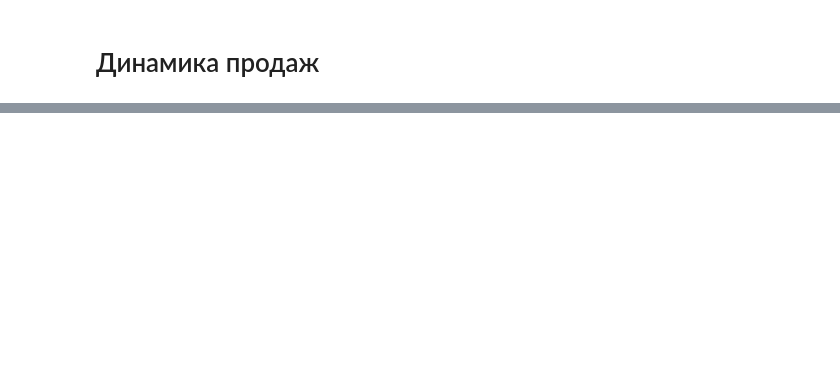
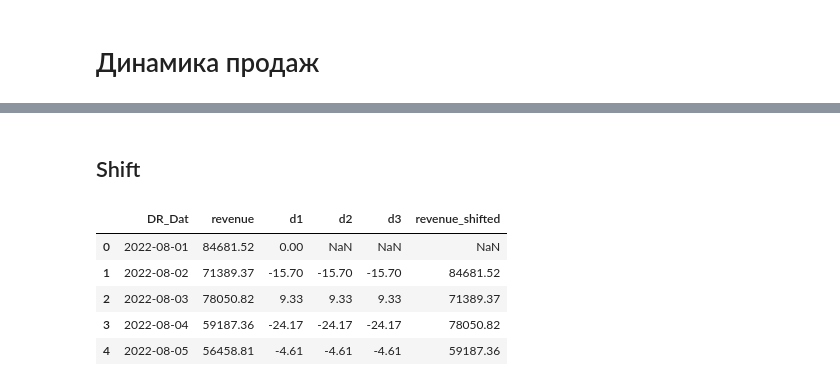
Before and after one commit to a18091986/EDU, a Jupyter notebook: 4_Бизнес_анализ/Динамика_продаж/Динамика продаж.ipynb, the cells around one changed output, grey strips where cells are left out. Saved outputs shown, nothing was run; the diff lists cells and outputs as text; code cells hidden in the pictures; blank space fills up the shorter version.

```diff
--- a/4_Бизнес_анализ/Динамика_продаж/Динамика продаж.ipynb
+++ b/4_Бизнес_анализ/Динамика_продаж/Динамика продаж.ipynb
@@ -22,0 +30,3 @@ df.head()
+# %%
+df_revenue = df.groupby('DR_Dat').apply(lambda row: pd.Series({'revenue':sum(row['DR_Kol'] * row['DR_CRoz'] - row['DR_SDisc'])}))
+df_revenue
@@ -22,0 +41,7 @@ df.head()
+# %%
+df_revenue['d1'] = 1
+df_revenue['d1'] = df_revenue['revenue'].rolling(2, min_periods=1).apply(lambda x: ((x.iloc[1] - x.iloc[0]) / x.iloc[0]) * 100 if len(x) == 2 else 0)
+# df_revenue
+# df_revenue[].rolling(2, min_periods=1).apply(lambda x: ((x.iloc[1] - x.iloc[0]) / x.iloc[0]) * 100 if len(x) == 2 else 0)
+df_revenue = df_revenue.reset_index()
+df_revenue
@@ -22,0 +55,13 @@ df.head()
+# %% [markdown]
+## Shift
+# %%
+df_revenue['revenue_shifted'] = df_revenue["revenue"].shift(1)
+df_revenue['d2'] = ((df_revenue['revenue'] - df_revenue['revenue_shifted']) / df_revenue['revenue_shifted']) * 100
+df_revenue
+# %% [output]
+|  | DR_Dat | revenue | d1 | d2 | d3 | revenue_shifted |
+| 0 | 2022-08-01 | 84681.52 | 0.00 | NaN | NaN | NaN |
+| 1 | 2022-08-02 | 71389.37 | -15.70 | -15.70 | -15.70 | 84681.52 |
+| 2 | 2022-08-03 | 78050.82 | 9.33 | 9.33 | 9.33 | 71389.37 |
+| 3 | 2022-08-04 | 59187.36 | -24.17 | -24.17 | -24.17 | 78050.82 |
+| 4 | 2022-08-05 | 56458.81 | -4.61 | -4.61 | -4.61 | 59187.36 |
```
Also changed, not shown: parts of 7 cells of this notebook, 11 other files.
